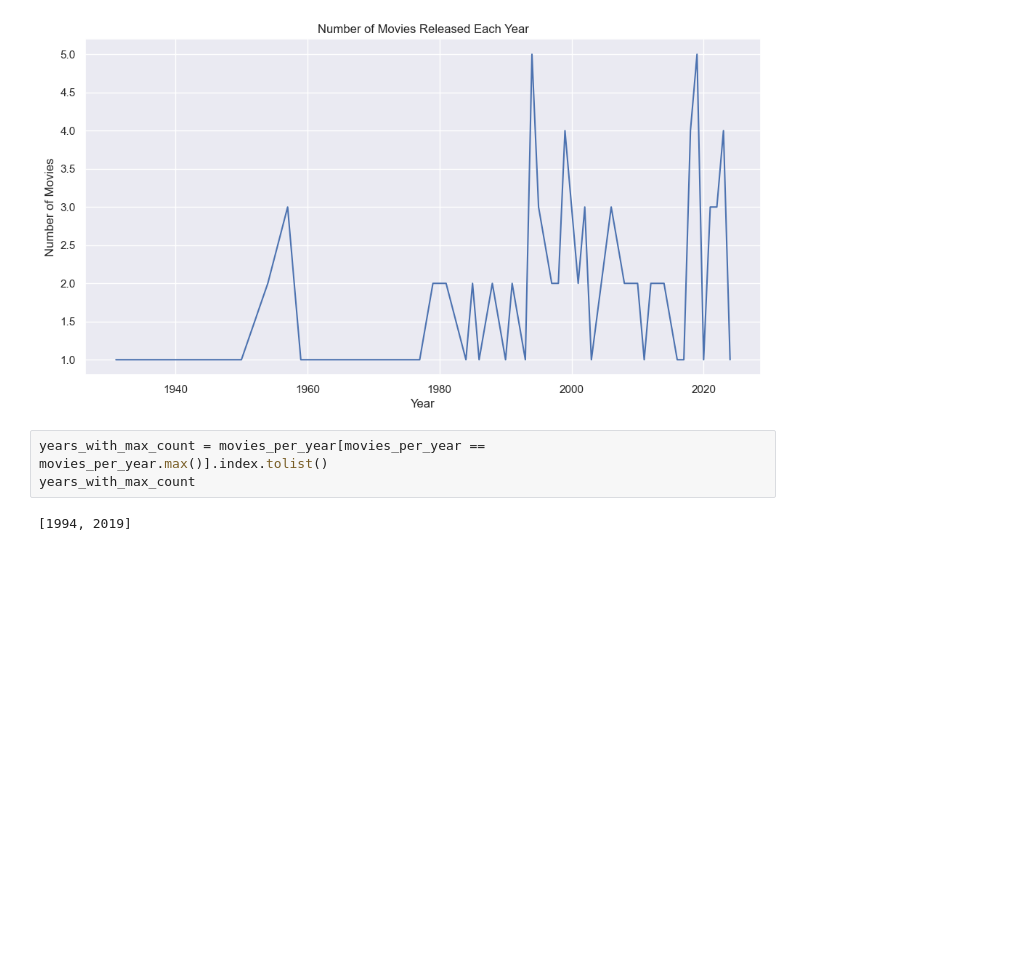
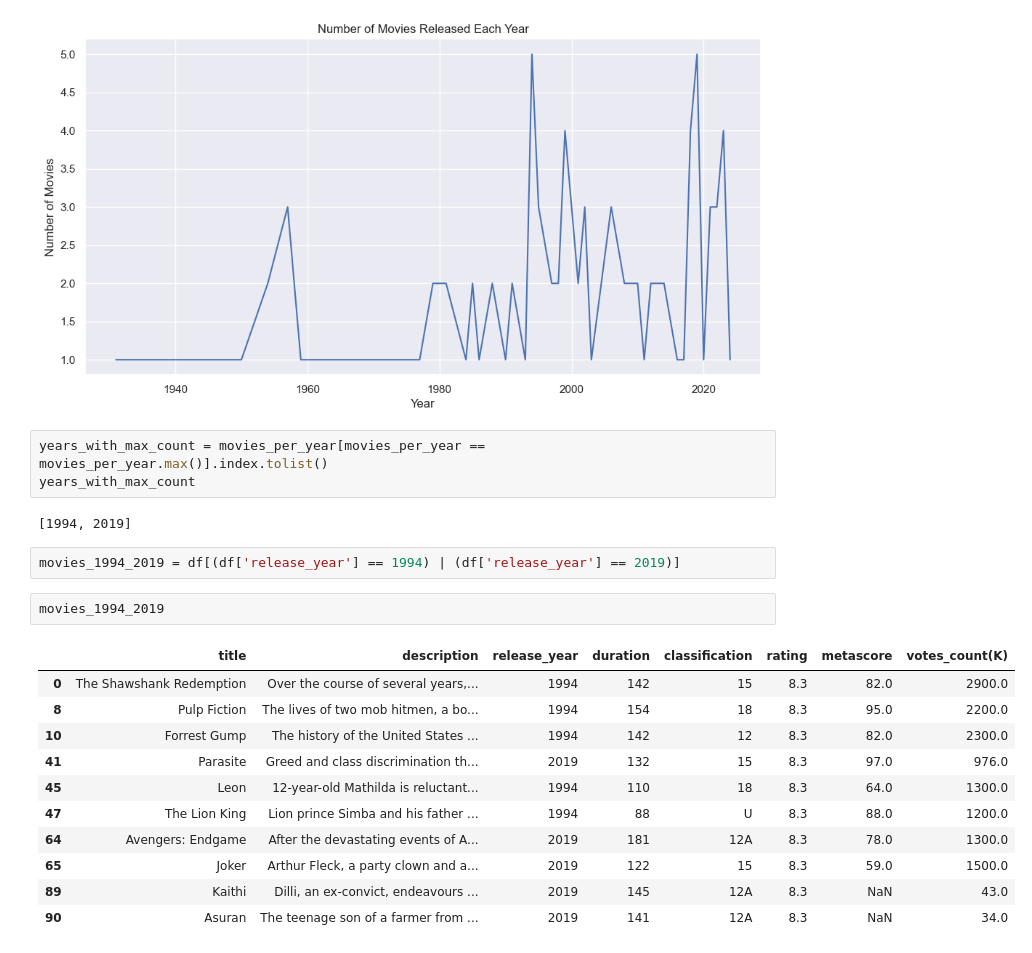
Before and after one commit to haphuong1810103/IMDB-Analytics, a Jupyter notebook: analysis_IMDB.ipynb, the cells around one changed output. Drawn from its saved outputs; the diff is of its cells as text; blank space fills up the shorter version.

```diff
--- a/analysis_IMDB.ipynb
+++ b/analysis_IMDB.ipynb
@@ -216,3 +204,19 @@ years_with_max_count = movies_per_year[movies_per_year == movies_per_year.max()]
 years_with_max_count
 # %% [output]
 [1994, 2019]
+# %%
+movies_1994_2019 = df[(df['release_year'] == 1994) | (df['release_year'] == 2019)]
+# %%
+movies_1994_2019
+# %% [output]
+|  | title | description | release_year | duration | classification | rating | metascore | votes_count(K) |
+| 0 | The Shawshank Redemption | Over the course of several years,... | 1994 | 142 | 15 | 8.3 | 82.0 | 2900.0 |
+| 8 | Pulp Fiction | The lives of two mob hitmen, a bo... | 1994 | 154 | 18 | 8.3 | 95.0 | 2200.0 |
+| 10 | Forrest Gump | The history of the United States ... | 1994 | 142 | 12 | 8.3 | 82.0 | 2300.0 |
+| 41 | Parasite | Greed and class discrimination th... | 2019 | 132 | 15 | 8.3 | 97.0 | 976.0 |
+| 45 | Leon | 12-year-old Mathilda is reluctant... | 1994 | 110 | 18 | 8.3 | 64.0 | 1300.0 |
+| 47 | The Lion King | Lion prince Simba and his father ... | 1994 | 88 | U | 8.3 | 88.0 | 1200.0 |
+| 64 | Avengers: Endgame | After the devastating events of A... | 2019 | 181 | 12A | 8.3 | 78.0 | 1300.0 |
+| 65 | Joker | Arthur Fleck, a party clown and a... | 2019 | 122 | 15 | 8.3 | 59.0 | 1500.0 |
+| 89 | Kaithi | Dilli, an ex-convict, endeavours ... | 2019 | 145 | 12A | 8.3 | NaN | 43.0 |
+| 90 | Asuran | The teenage son of a farmer from ... | 2019 | 141 | 12A | 8.3 | NaN | 34.0 |
```
Also changed, not shown: parts of 25 cells of this notebook.
